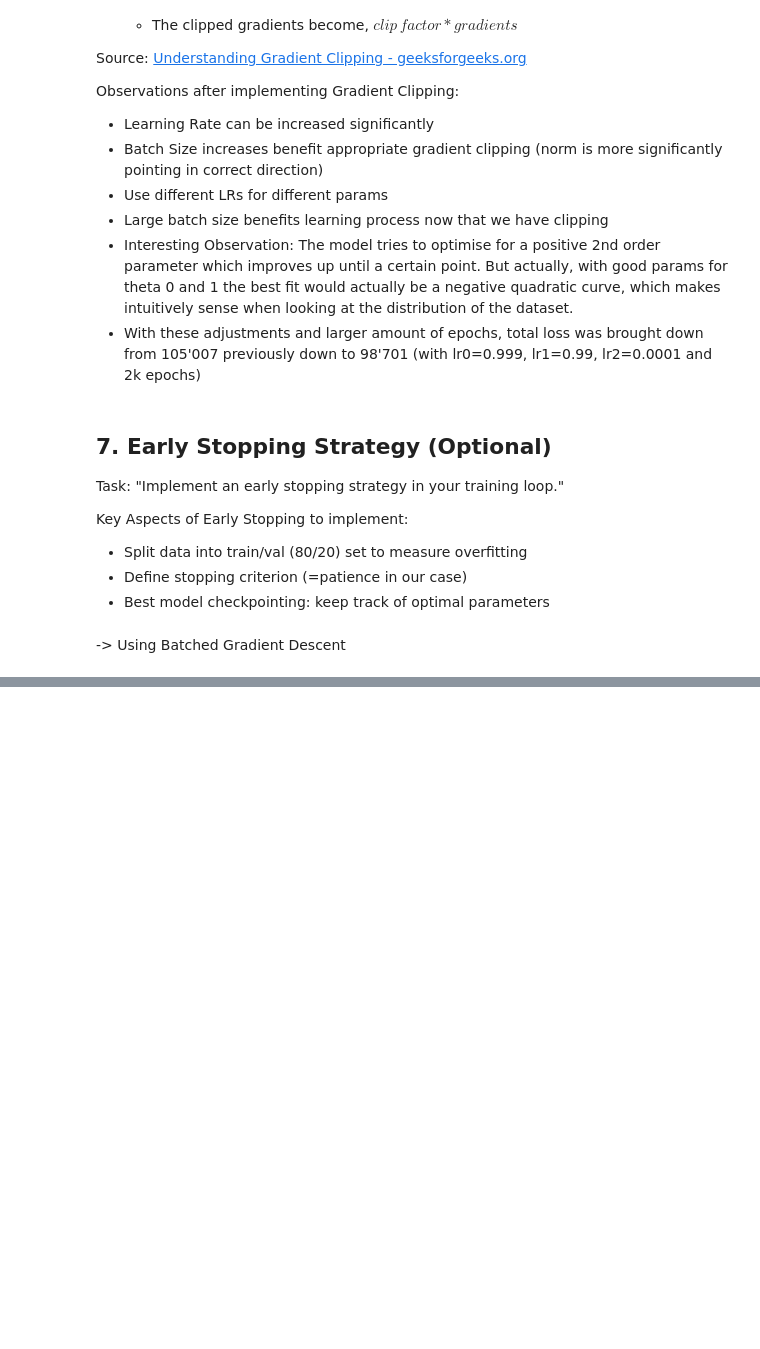
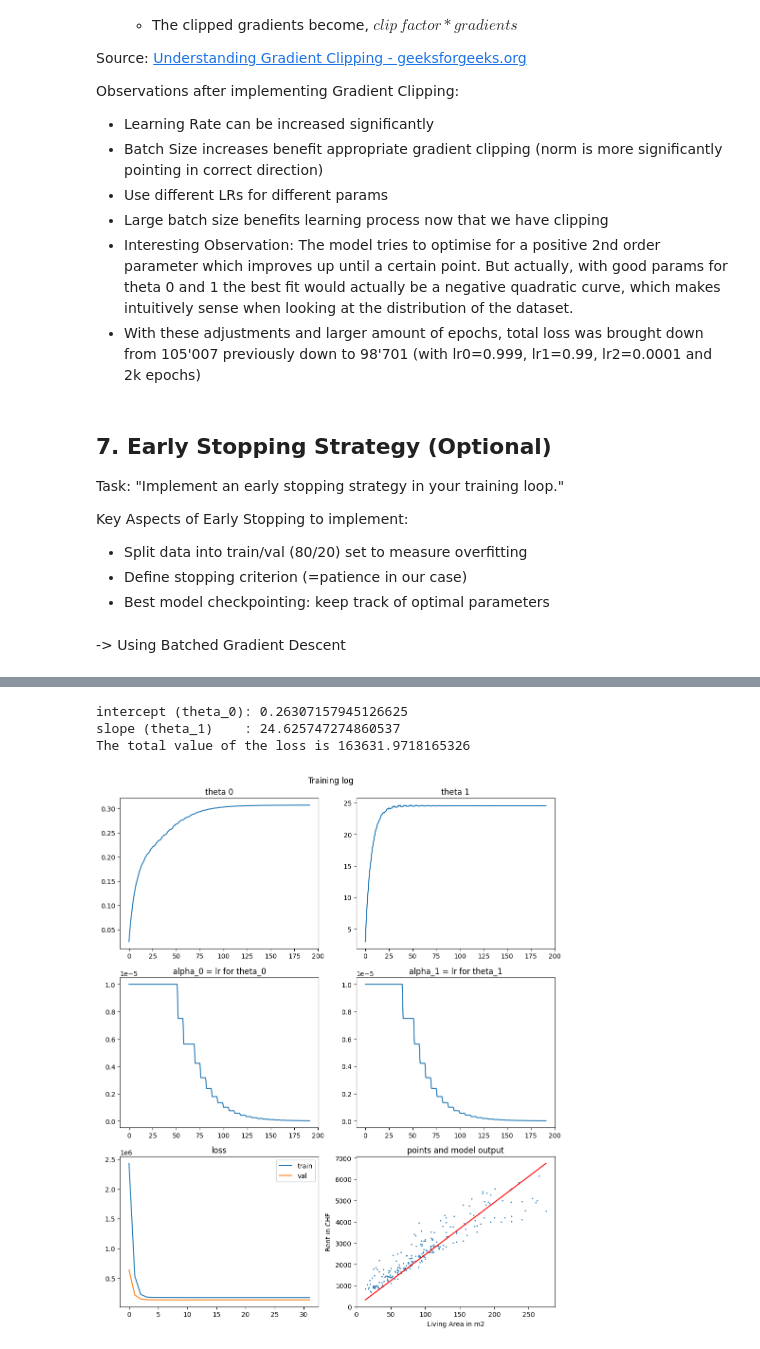
Before and after one commit to pandas-pd/ftp_de_learn, a Jupyter notebook: MPW_02/cg-linear-regression-stud.ipynb, the cells around one changed output, grey strips where cells are left out. Cells and saved outputs as stored; diff of their text form; code cells hidden in the pictures; blank space fills up the shorter version.

```diff
--- a/MPW_02/cg-linear-regression-stud.ipynb
+++ b/MPW_02/cg-linear-regression-stud.ipynb
@@ -1132,0 +1159,35 @@ The total value of the loss is 163580.32134084846
+# %%
+# this function plots the evolution of the loss and the parameters during training, as well
+# as the data points and the model curve at the end of training. The last value of the
+# evolution of theta_0 and theta_1 is used to plot the model curve.
+
+def plot_training_log_4(train_loss_evolution, val_loss_evolution, t0_evolution, t1_evolution, lr0_evolution, lr1_evolution, x, y):
+    fig, ((ax1, ax2), (ax3, ax4), (ax5, ax6)) = plt.subplots(3, 2, figsize=(10, 12))
+    fig.suptitle("Training log")
+    # 1st row: parameter evolution
+    ax1.plot(t0_evolution)
+    ax1.set_title("theta 0")
+    ax2.plot(t1_evolution)
+    ax2.set_title("theta 1")
+
+    # 2nd row: lr evolution
+    ax3.plot(lr0_evolution)
+    ax3.set_title("alpha_0 = lr for theta_0")
+    ax4.plot(lr1_evolution)
+    ax4.set_title("alpha_1 = lr for theta_1")
+
+    # 3rd row: loss evolution & model fit
+    ax5.plot(train_loss_evolution, label="train")
+    ax5.plot(val_loss_evolution, label="val")
+    ax5.legend()
+    ax5.set_title("loss")
+    ax6.scatter(x, y, s=1.0)
+    x_curve = np.array(np.linspace(np.min(x), np.max(x), 2))
+    y_curve = (
+        t0_evolution[-1] + t1_evolution[-1] * x_curve
+    )  # use last value of evolution as thetas
+    ax6.plot(x_curve, y_curve, color="red")
+    ax6.set_xlabel("Living Area in m2")
+    ax6.set_ylabel("Rent in CHF")
+    ax6.set_title("points and model output")
+    fig.tight_layout()
@@ -1132,0 +1346,13 @@ The total value of the loss is 163580.32134084846
+# %%
+# generate output
+print("intercept (theta_0):", t0)
+print("slope (theta_1)    :", t1)
+y_hat = t0 + t1 * living_area
+J = mse_loss(y_hat, rent_price)
+print("The total value of the loss is", J)
+plot_training_log_4(train_loss_evolution, val_loss_evolution, t0_evolution, t1_evolution, lr_0_evolution, lr_1_evolution, living_area, rent_price)
+# %% [output]
+intercept (theta_0): 0.26307157945126625
+slope (theta_1)    : 24.625747274860537
+The total value of the loss is 163631.9718165326
+[figure, added]
```
Also changed, not shown: parts of 7 cells of this notebook, 1 other file.
